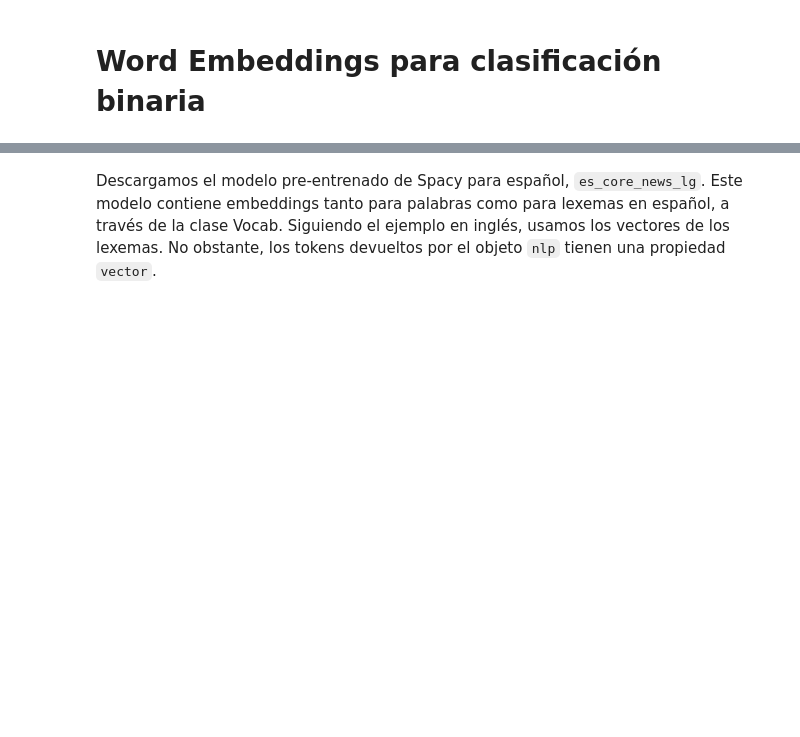
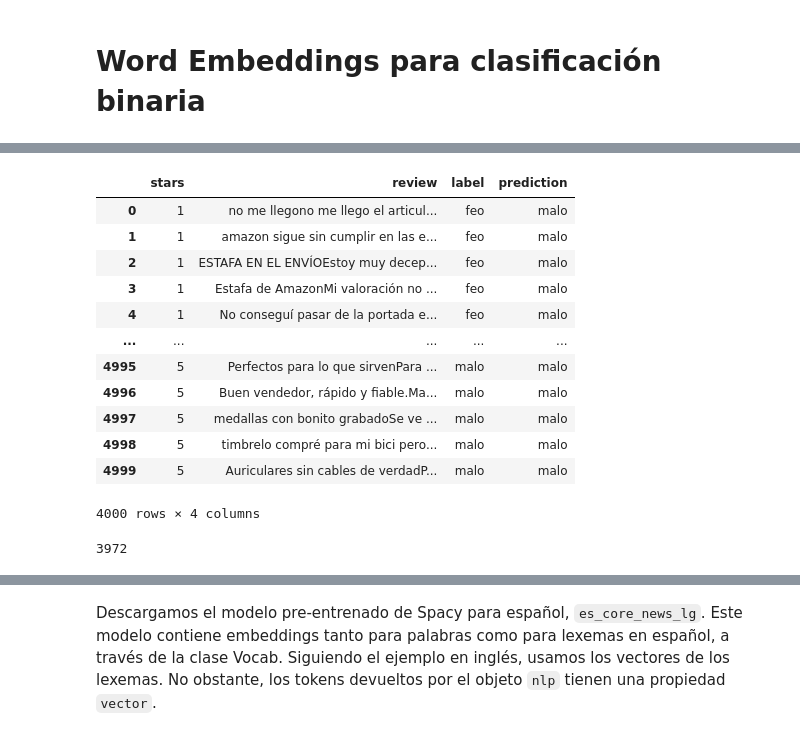
Before and after one commit to ericjardon/machineLearning-UW, a Jupyter notebook: Spanish Text Mining/Word Embeddings.ipynb, the cells around one changed output, grey strips where cells are left out. Saved outputs shown, nothing was run; the diff lists cells and outputs as text; code cells hidden in the pictures; blank space fills up the shorter version.

```diff
--- a/Spanish Text Mining/Word Embeddings.ipynb
+++ b/Spanish Text Mining/Word Embeddings.ipynb
@@ -11,0 +179,26 @@ import string
+# %%
+train_data['review'] = train_data['review_title'] + train_data['review_body']
+# %%
+train_data['prediction'] = train_data['review'].apply(lambda x: predict(x, we, nb, label_names))
+# %%
+data = train_data[train_data['stars'] != 3]
+# %%
+data[['stars', 'review', 'label', 'prediction']]
+# %% [output]
+|  | stars | review | label | prediction |
+| 0 | 1 | no me llegono me llego el articul... | feo | malo |
+| 1 | 1 | amazon sigue sin cumplir en las e... | feo | malo |
+| 2 | 1 | ESTAFA EN EL ENVÍOEstoy muy decep... | feo | malo |
+| 3 | 1 | Estafa de AmazonMi valoración no ... | feo | malo |
+| 4 | 1 | No conseguí pasar de la portada e... | feo | malo |
+| ... | ... | ... | ... | ... |
+| 4995 | 5 | Perfectos para lo que sirvenPara ... | malo | malo |
+| 4996 | 5 | Buen vendedor, rápido y fiable.Ma... | malo | malo |
+| 4997 | 5 | medallas con bonito grabadoSe ve ... | malo | malo |
+| 4998 | 5 | timbrelo compré para mi bici pero... | malo | malo |
+| 4999 | 5 | Auriculares sin cables de verdadP... | malo | malo |
+4000 rows × 4 columns
+# %%
+len(data[data['prediction'] == 'bueno'])
+# %% [output]
+3972
```
Also changed, not shown: parts of 24 cells of this notebook, 2 other files.
